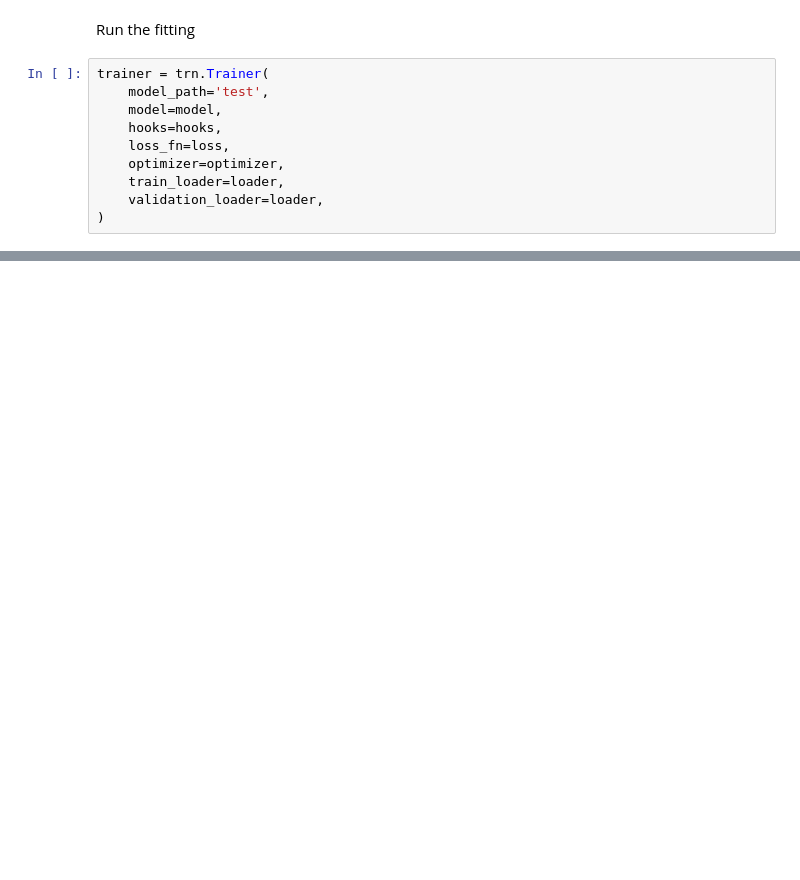
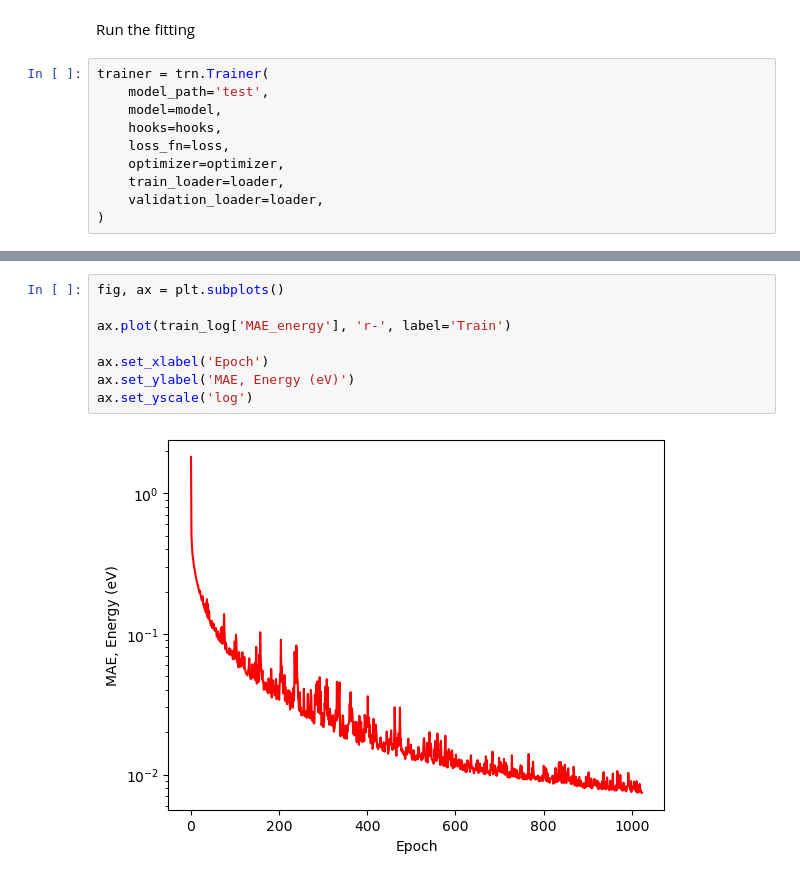
Before and after one commit to exalearn/fast-finetuned-forcefields, a Jupyter notebook: notebooks/psi4-integration/1_train-with-spk.ipynb, the cells around one changed output, grey strips where cells are left out. Saved outputs shown, nothing was run; the diff lists cells and outputs as text; blank space fills up the shorter version.

```diff
--- a/notebooks/psi4-integration/1_train-with-spk.ipynb
+++ b/notebooks/psi4-integration/1_train-with-spk.ipynb
@@ -98,0 +128,10 @@ trainer.train(device='cuda', n_epochs=128)
+# %%
+fig, ax = plt.subplots()
+
+ax.plot(train_log['MAE_energy'], 'r-', label='Train')
+
+ax.set_xlabel('Epoch')
+ax.set_ylabel('MAE, Energy (eV)')
+ax.set_yscale('log')
+# %% [output]
+[figure, added]
```
Also changed, not shown: parts of 10 cells of this notebook, 2 other files.
